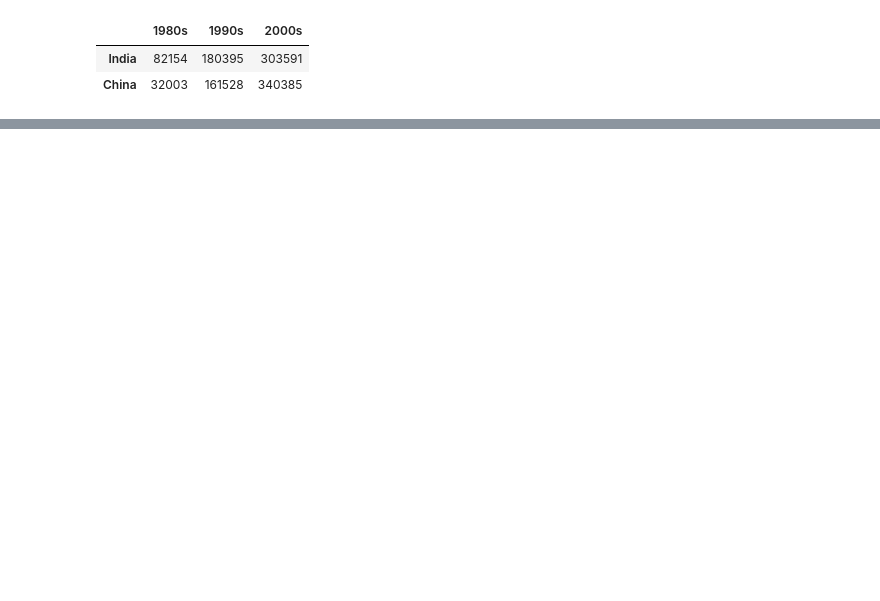
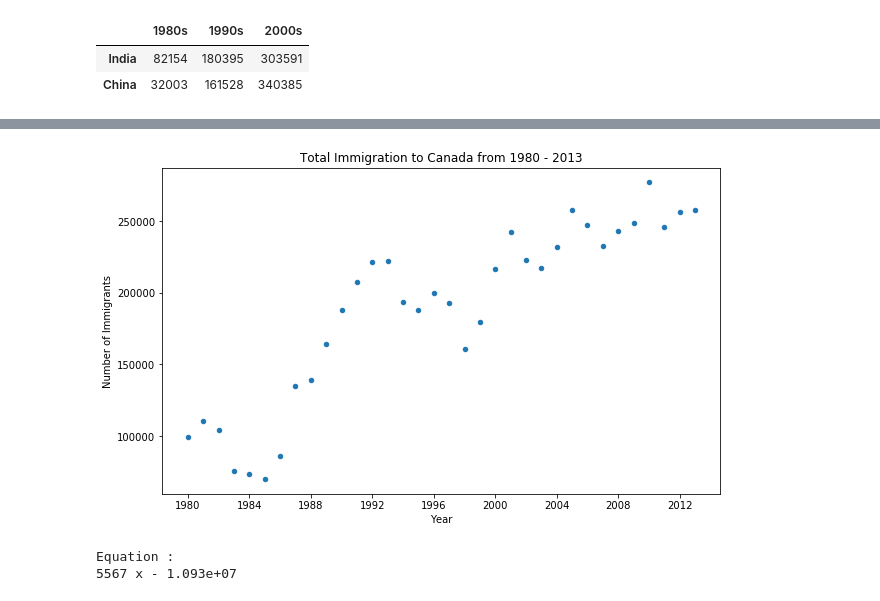
Before and after one commit to aitezazakhtar/Visualization-using-SpecializedTools, a Jupyter notebook: visualize-using-specialTools.ipynb, the cells around one changed output, grey strips where cells are left out. Saved outputs shown, nothing was run; the diff lists cells and outputs as text; code cells hidden in the pictures; blank space fills up the shorter version.

```diff
--- a/visualize-using-specialTools.ipynb
+++ b/visualize-using-specialTools.ipynb
@@ -261,0 +273,7 @@ df_top15[df_top15['2000s']> 209611.5]
+# %%
+df_total = df_can[years].sum(axis=0).to_frame()
+df_total.reset_index(inplace=True)
+df_total.columns=['Year','Total']
+#df_total.index = map(int, df_total.index)
+df_total['Year'] = df_total['Year'].astype('int')
+df_total.head()
@@ -261,0 +287,25 @@ df_top15[df_top15['2000s']> 209611.5]
+# %%
+df_total.plot(kind='scatter',
+              x='Year',
+              y='Total',
+              figsize=(10,6),
+              xticks=np.arange(1980,2014,4)
+             )
+
+#plt.xticks(rotation=90)
+plt.title('Total Immigration to Canada from 1980 - 2013')
+plt.xlabel('Year')
+plt.ylabel('Number of Immigrants')
+
+plt.show()
+# %% [output]
+[figure, added]
+# %%
+x = df_total['Year']
+y= df_total['Total']
+fit = np.polyfit(x,y,1)
+p = np.poly1d(fit)
+print("Equation : ",p)
+# %% [output]
+Equation :
+5567 x - 1.093e+07
```
Also changed, not shown: parts of 8 cells of this notebook.
